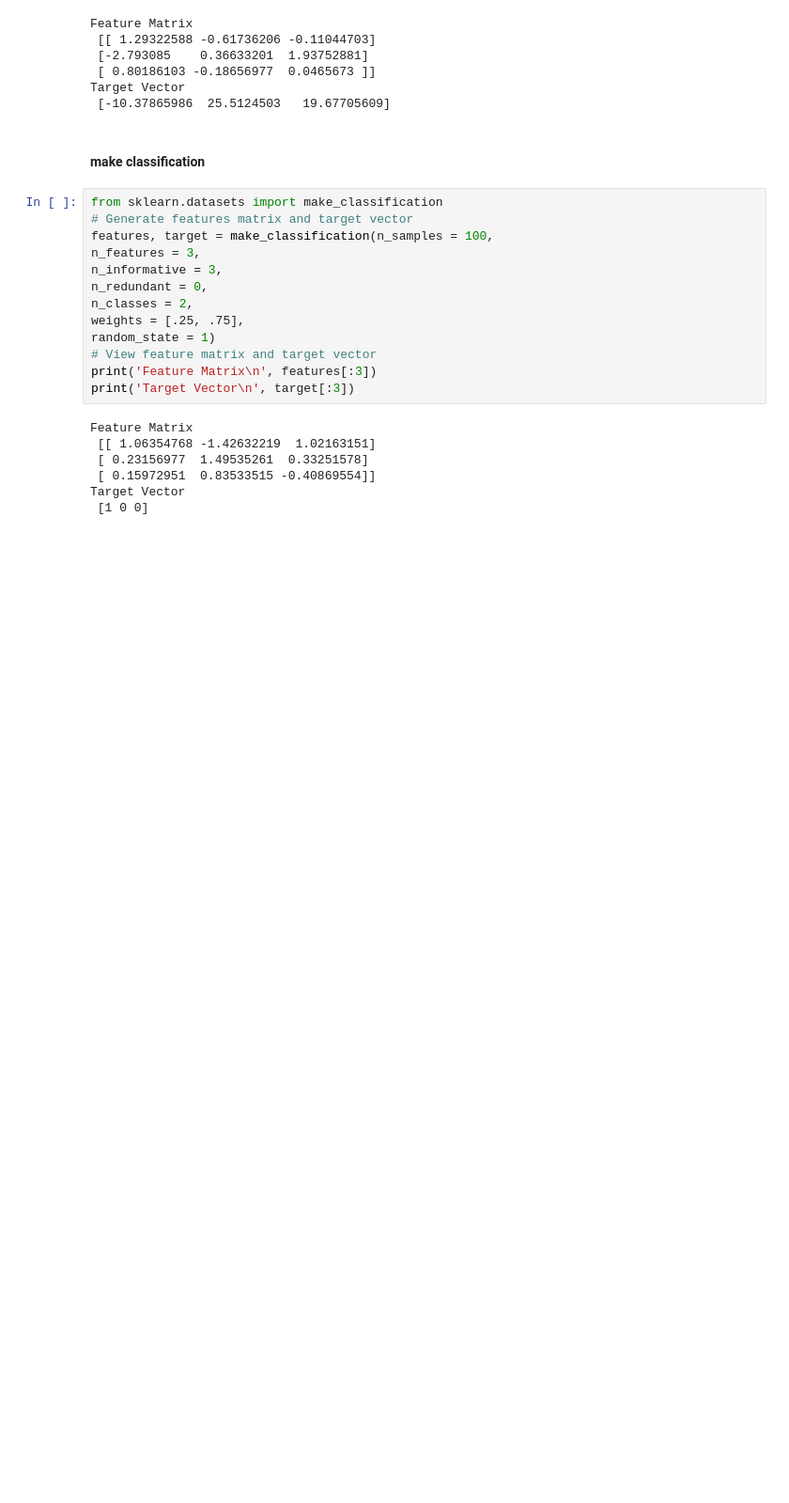
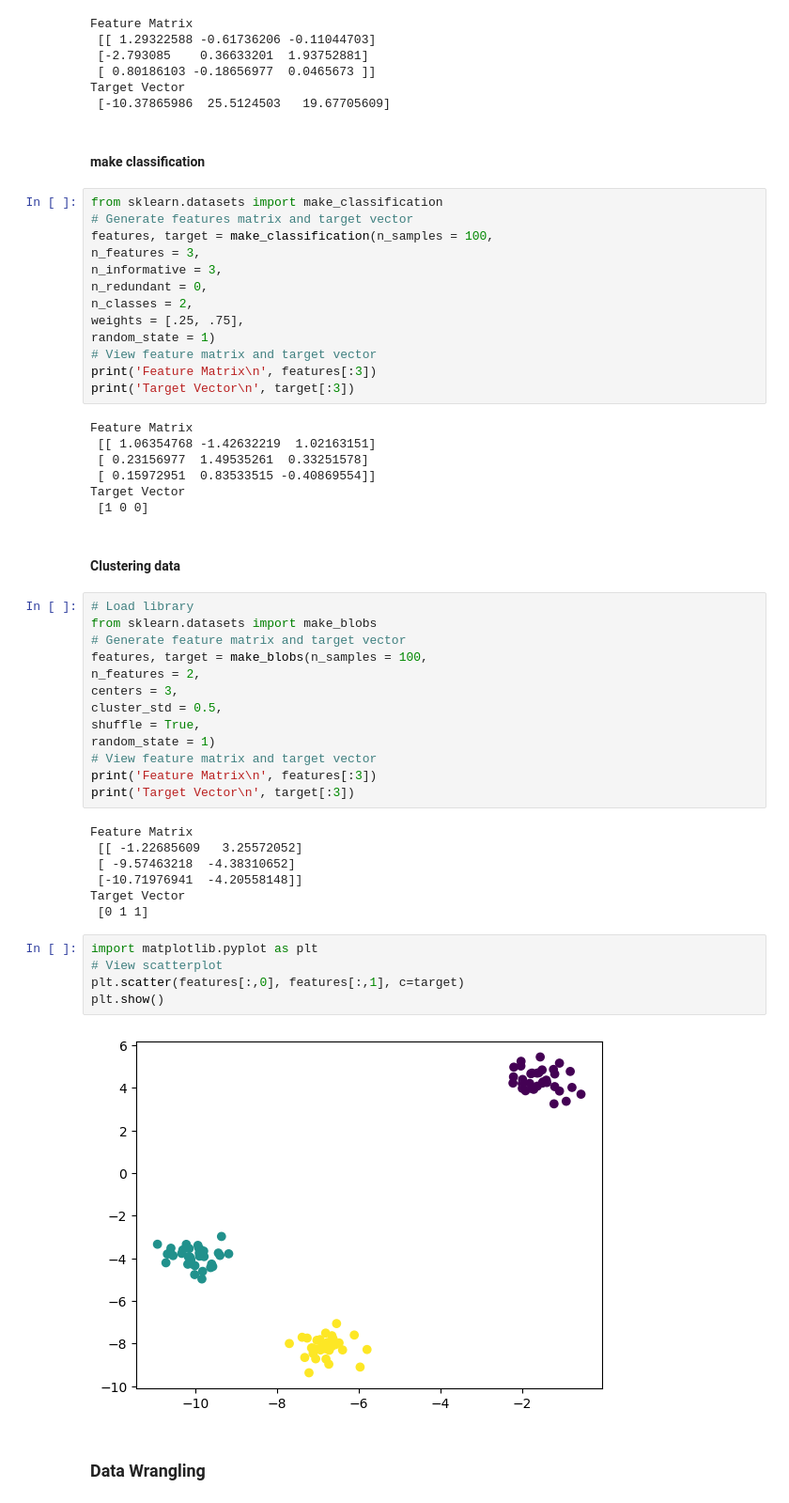
Before and after one commit to rabobahago/Python_ML_Data_Science, a Jupyter notebook: basic_python/review/main.ipynb, the cells around one changed output. Shown at 94% size. Saved outputs shown, nothing was run; the diff lists cells and outputs as text; blank space fills up the shorter version.

```diff
--- a/basic_python/review/main.ipynb
+++ b/basic_python/review/main.ipynb
@@ -66,3 +66,34 @@ Feature Matrix
  [ 0.15972951  0.83533515 -0.40869554]]
 Target Vector
  [1 0 0]
+# %% [markdown]
+#### Clustering data
+# %%
+# Load library
+from sklearn.datasets import make_blobs
+# Generate feature matrix and target vector
+features, target = make_blobs(n_samples = 100,
+n_features = 2,
+centers = 3,
+cluster_std = 0.5,
+shuffle = True,
+random_state = 1)
+# View feature matrix and target vector
+print('Feature Matrix\n', features[:3])
+print('Target Vector\n', target[:3])
+# %% [output]
+Feature Matrix
+ [[ -1.22685609   3.25572052]
+ [ -9.57463218  -4.38310652]
+ [-10.71976941  -4.20558148]]
+Target Vector
+ [0 1 1]
+# %%
+import matplotlib.pyplot as plt
+# View scatterplot
+plt.scatter(features[:,0], features[:,1], c=target)
+plt.show()
+# %% [output]
+[figure, added]
+# %% [markdown]
+### Data Wrangling
```
Also changed, not shown: parts of 29 cells of this notebook, 1 other file.
